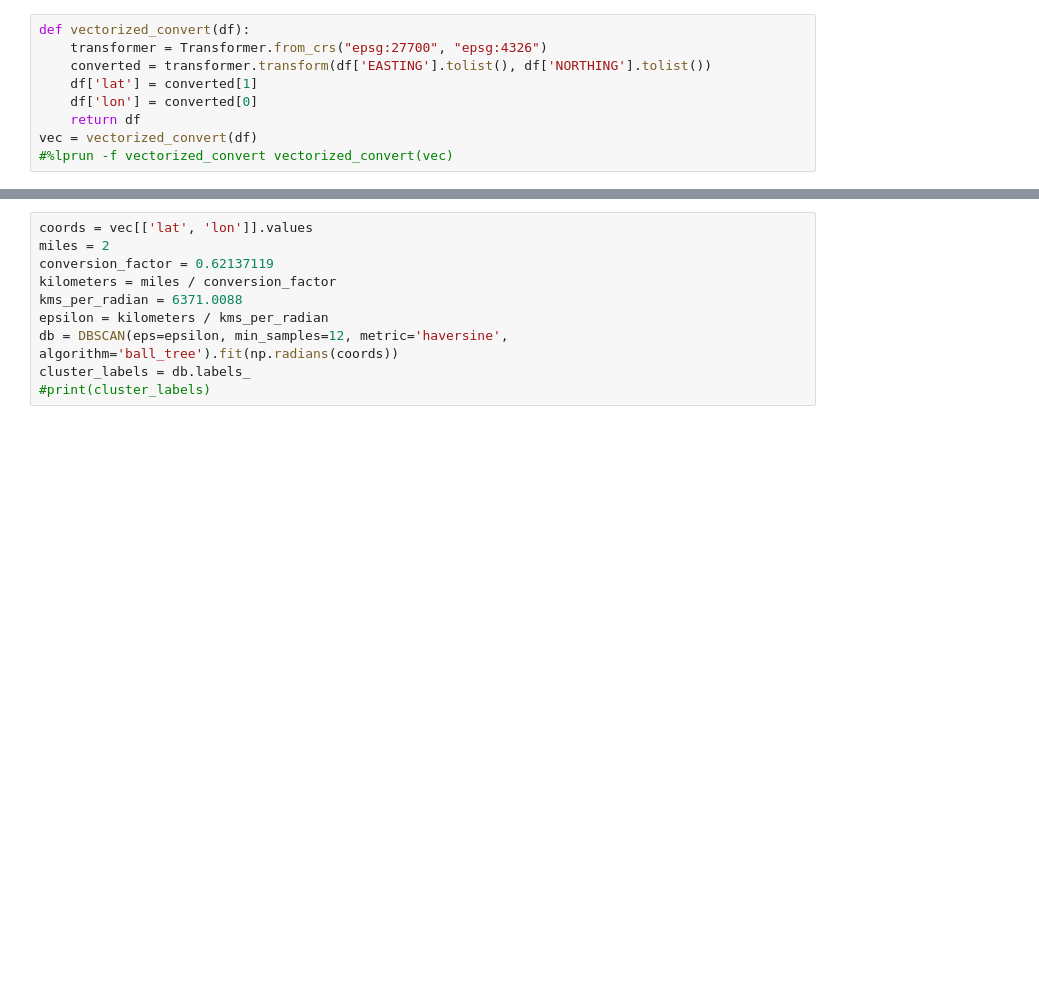
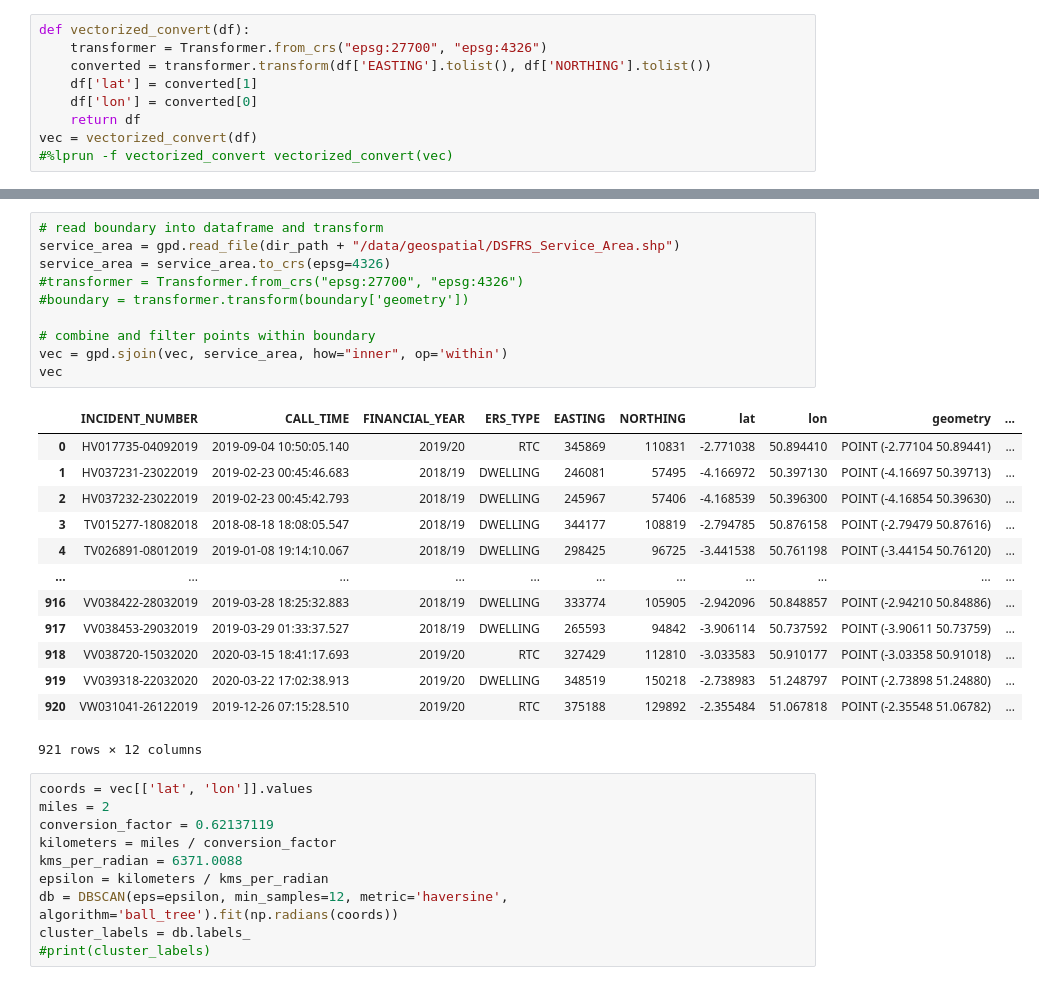
Before and after one commit to PhilPearson83/density_based_spatial_clustering, a Jupyter notebook: spatial_clustering.ipynb, the cells around one changed output, grey strips where cells are left out. Drawn from its saved outputs; the diff is of its cells as text; blank space fills up the shorter version.

```diff
--- a/spatial_clustering.ipynb
+++ b/spatial_clustering.ipynb
@@ -71,3 +77,27 @@ vec = vectorized_convert(df)
+# %%
+# read boundary into dataframe and transform
+service_area = gpd.read_file(dir_path + "/data/geospatial/DSFRS_Service_Area.shp")
+service_area = service_area.to_crs(epsg=4326)
+#transformer = Transformer.from_crs("epsg:27700", "epsg:4326")
+#boundary = transformer.transform(boundary['geometry'])
+
+# combine and filter points within boundary
+vec = gpd.sjoin(vec, service_area, how="inner", op='within')
+vec
+# %% [output]
+|  | INCIDENT_NUMBER | CALL_TIME | FINANCIAL_YEAR | ERS_TYPE | EASTING | NORTHING | lat | lon | geometry | ... |
+| 0 | HV017735-04092019 | 2019-09-04 10:50:05.140 | 2019/20 | RTC | 345869 | 110831 | -2.771038 | 50.894410 | POINT (-2.77104 50.89441) | ... |
+| 1 | HV037231-23022019 | 2019-02-23 00:45:46.683 | 2018/19 | DWELLING | 246081 | 57495 | -4.166972 | 50.397130 | POINT (-4.16697 50.39713) | ... |
+| 2 | HV037232-23022019 | 2019-02-23 00:45:42.793 | 2018/19 | DWELLING | 245967 | 57406 | -4.168539 | 50.396300 | POINT (-4.16854 50.39630) | ... |
+| 3 | TV015277-18082018 | 2018-08-18 18:08:05.547 | 2018/19 | DWELLING | 344177 | 108819 | -2.794785 | 50.876158 | POINT (-2.79479 50.87616) | ... |
+| 4 | TV026891-08012019 | 2019-01-08 19:14:10.067 | 2018/19 | DWELLING | 298425 | 96725 | -3.441538 | 50.761198 | POINT (-3.44154 50.76120) | ... |
+| ... | ... | ... | ... | ... | ... | ... | ... | ... | ... | ... |
+| 916 | VV038422-28032019 | 2019-03-28 18:25:32.883 | 2018/19 | DWELLING | 333774 | 105905 | -2.942096 | 50.848857 | POINT (-2.94210 50.84886) | ... |
+| 917 | VV038453-29032019 | 2019-03-29 01:33:37.527 | 2018/19 | DWELLING | 265593 | 94842 | -3.906114 | 50.737592 | POINT (-3.90611 50.73759) | ... |
+| 918 | VV038720-15032020 | 2020-03-15 18:41:17.693 | 2019/20 | RTC | 327429 | 112810 | -3.033583 | 50.910177 | POINT (-3.03358 50.91018) | ... |
+| 919 | VV039318-22032020 | 2020-03-22 17:02:38.913 | 2019/20 | DWELLING | 348519 | 150218 | -2.738983 | 51.248797 | POINT (-2.73898 51.24880) | ... |
+| 920 | VW031041-26122019 | 2019-12-26 07:15:28.510 | 2019/20 | RTC | 375188 | 129892 | -2.355484 | 51.067818 | POINT (-2.35548 51.06782) | ... |
+921 rows × 12 columns
 # %%
 coords = vec[['lat', 'lon']].values
 miles = 2
```
Also changed, not shown: parts of 8 cells of this notebook.
